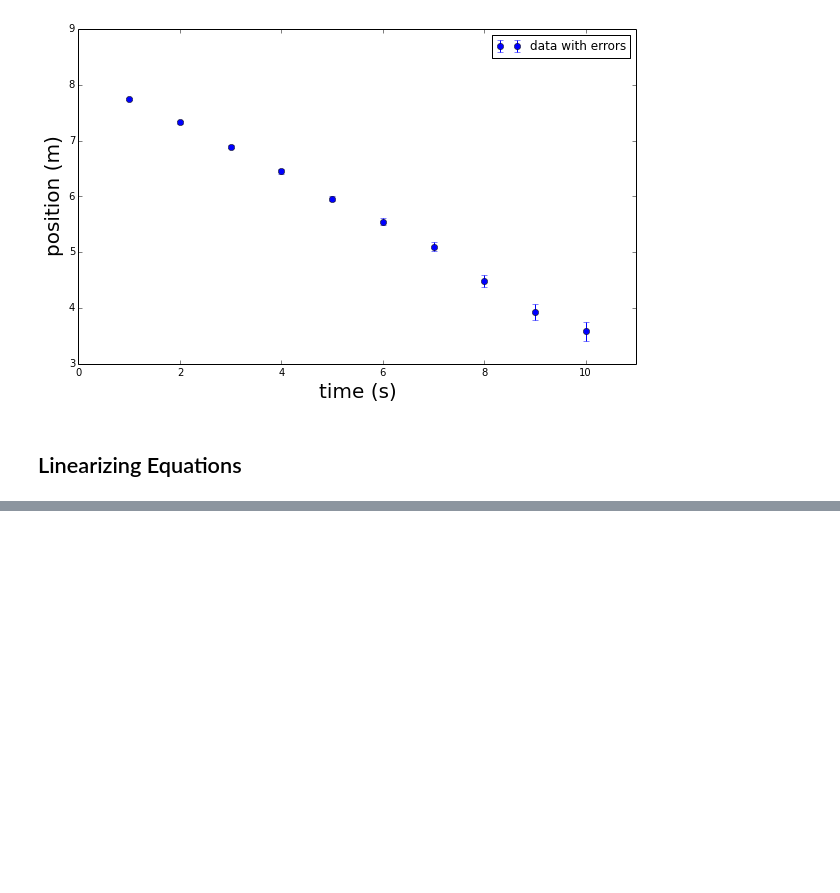
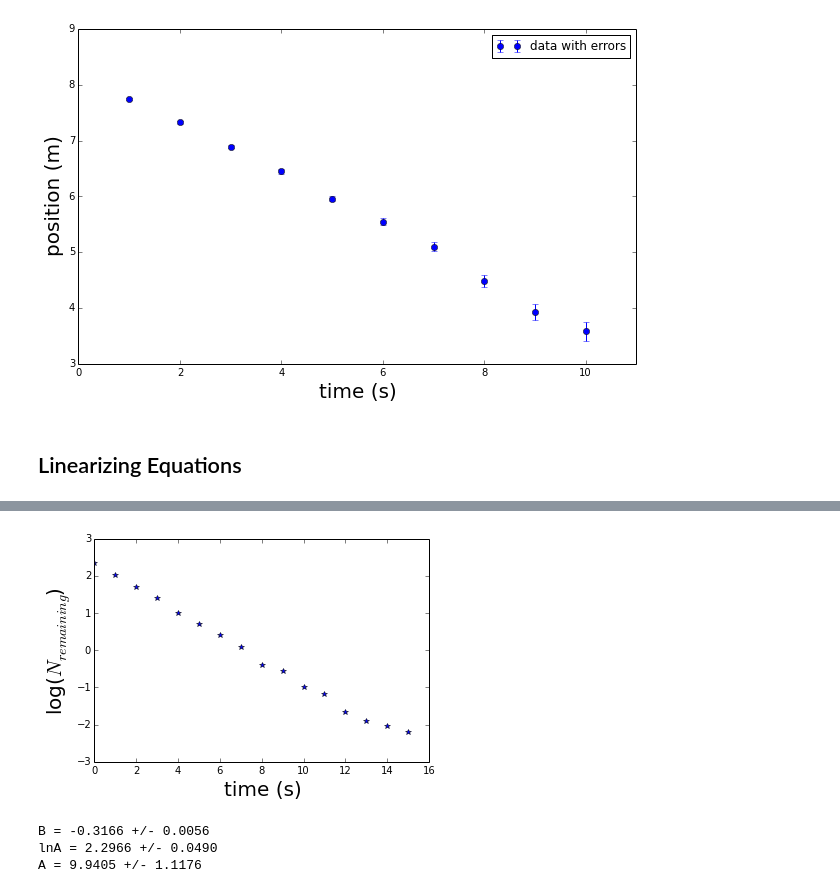
Before and after one commit to cucucachu/PHYS202-S14, a Jupyter notebook: SciPy/OptimizationTour.ipynb, the cells around one changed output, grey strips where cells are left out. Drawn from its saved outputs; the diff is of its cells as text; code cells hidden in the pictures; blank space fills up the shorter version.

```diff
--- a/SciPy/OptimizationTour.ipynb
+++ b/SciPy/OptimizationTour.ipynb
@@ -83,0 +116,20 @@ plt.show();
+# %%
+plt.plot(t, np.log(num), "b*");
+plt.xlabel("time (s)", fontsize=20);
+plt.ylabel("log($N_{remaining}$)", fontsize=20);
+
+plt.show();
+# %% [output]
+[figure, added]
+# %%
+B,lnA,Berr,lnAerr = LinearLSqFit(t,np.log(num));
+A = np.exp(lnA);
+Aerr = lnA*np.exp(lnA)*lnAerr #propagation of errors
+
+print "B = %.4f +/- %.4f" % (B, Berr);
+print "lnA = %.4f +/- %.4f" % (lnA, lnAerr);
+print "A = %.4f +/- %.4f" % (A, Aerr);
+# %% [output]
+B = -0.3166 +/- 0.0056
+lnA = 2.2966 +/- 0.0490
+A = 9.9405 +/- 1.1176
```
Also changed, not shown: parts of 22 cells of this notebook, 2 other files.
